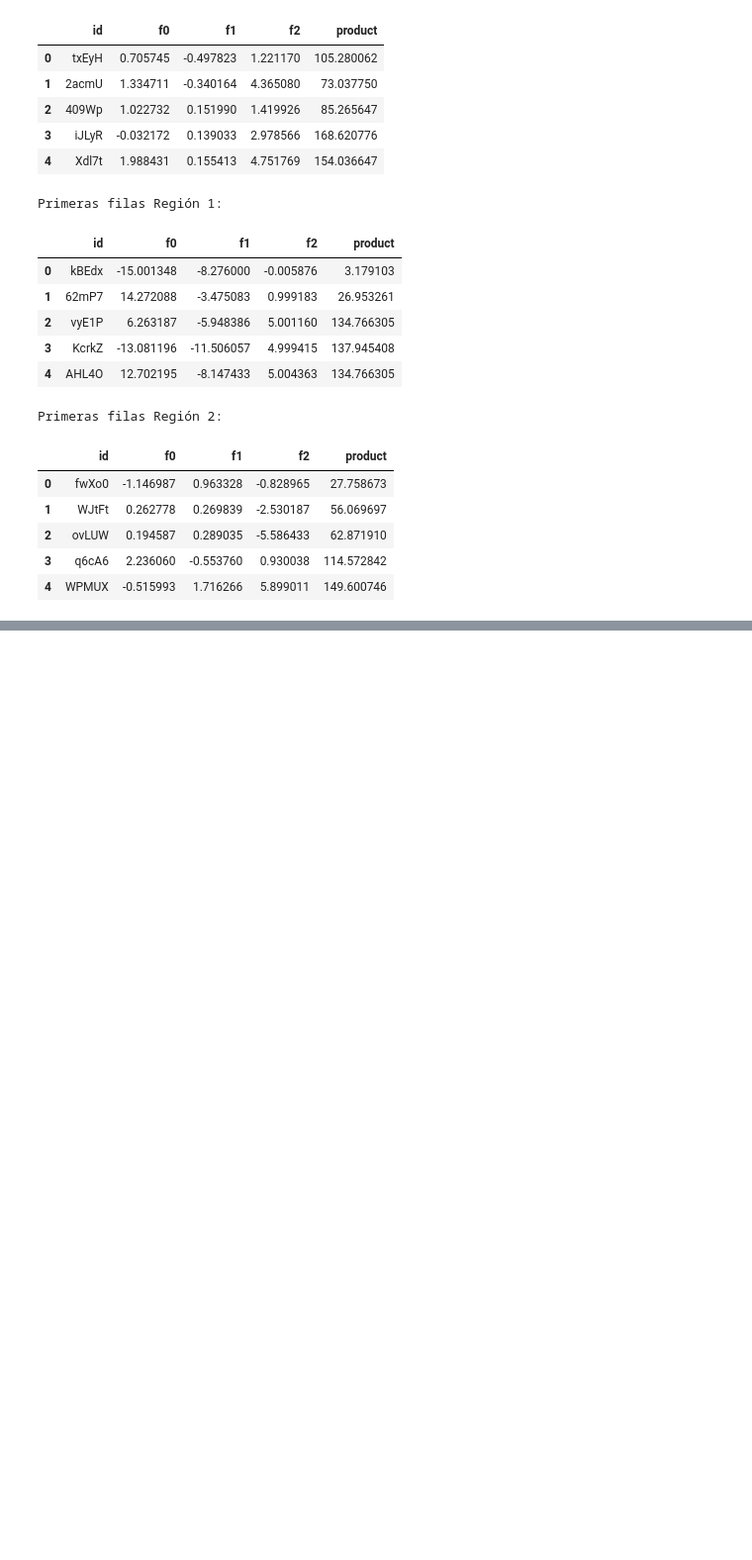
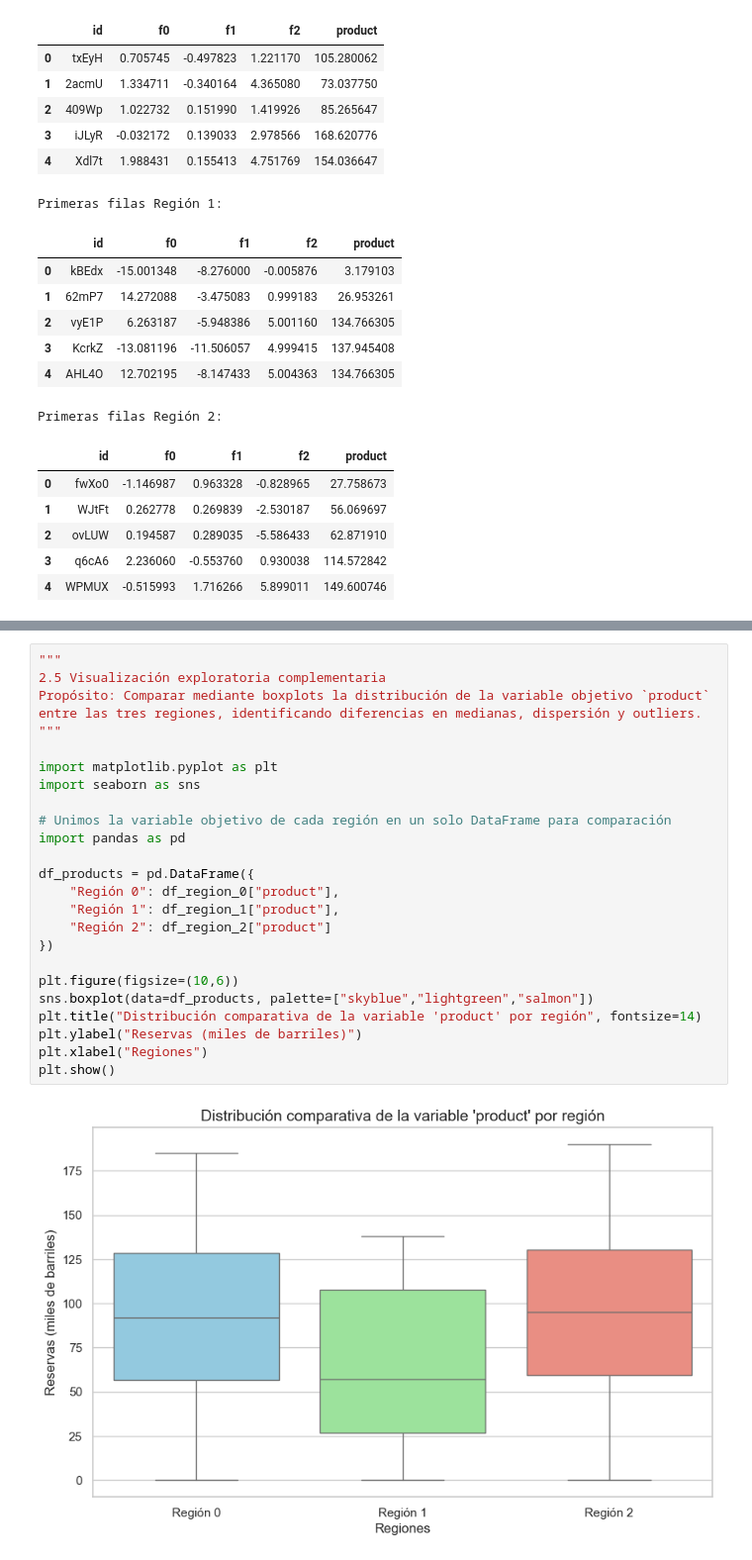
Before and after one commit to cjhirashi/proyecto-sprint-11, a Jupyter notebook: notebooks/proyecto_sprint_11.ipynb, the cells around one changed output, grey strips where cells are left out. Shown at 99% size. Cells and saved outputs as stored; diff of their text form; blank space fills up the shorter version.

```diff
--- a/notebooks/proyecto_sprint_11.ipynb
+++ b/notebooks/proyecto_sprint_11.ipynb
@@ -137,0 +373,27 @@ Primeras filas Región 2:
+# %%
+"""
+2.5 Visualización exploratoria complementaria
+Propósito: Comparar mediante boxplots la distribución de la variable objetivo `product`
+entre las tres regiones, identificando diferencias en medianas, dispersión y outliers.
+"""
+
+import matplotlib.pyplot as plt
+import seaborn as sns
+
+# Unimos la variable objetivo de cada región en un solo DataFrame para comparación
+import pandas as pd
+
+df_products = pd.DataFrame({
+    "Región 0": df_region_0["product"],
+    "Región 1": df_region_1["product"],
+    "Región 2": df_region_2["product"]
+})
+
+plt.figure(figsize=(10,6))
+sns.boxplot(data=df_products, palette=["skyblue","lightgreen","salmon"])
+plt.title("Distribución comparativa de la variable 'product' por región", fontsize=14)
+plt.ylabel("Reservas (miles de barriles)")
+plt.xlabel("Regiones")
+plt.show()
+# %% [output]
+[figure, added]
```
Also changed, not shown: parts of 13 cells of this notebook.
